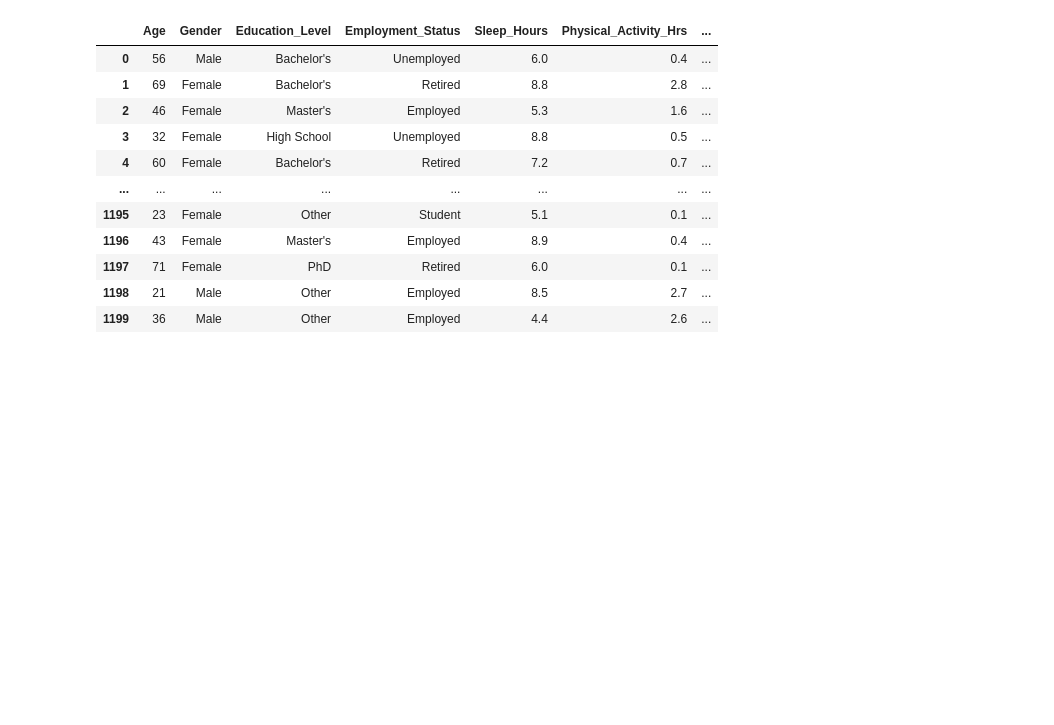
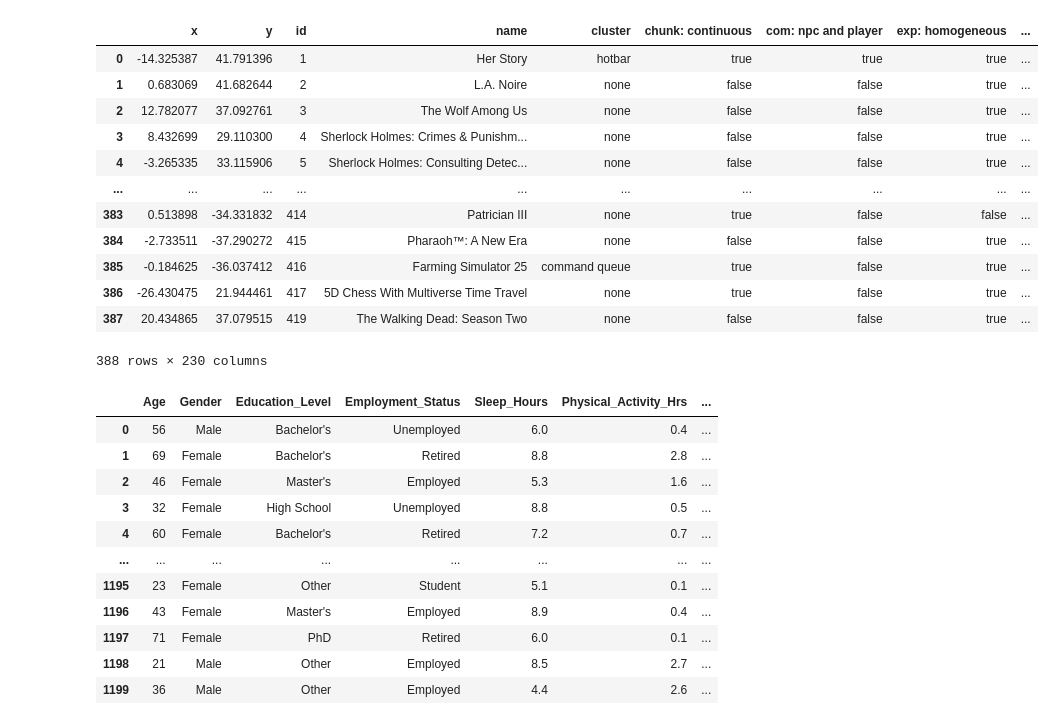
Before and after one commit to ArielMant0/anno-lens, a Jupyter notebook: data-processing/process.ipynb, the cells around one changed output. Saved outputs shown, nothing was run; the diff lists cells and outputs as text; code cells hidden in the pictures; blank space fills up the shorter version.

Commit message:
added games dataset

```diff
--- a/data-processing/process.ipynb
+++ b/data-processing/process.ipynb
@@ -3,5 +4,48 @@ import pandas as pd
 from sklearn.manifold import TSNE
 from pathlib import Path
+# %%
+path = Path("../public/data/games.dr.json")
+df = pd.read_json(path)
+df["cluster"] = df["cluster"].apply(lambda x: max(x, key=lambda y: y["value"])["name"] if len(x) > 0 else "none")
+tagNames = {}
+
+# collect tags names
+for _, d in df.iterrows():
+    for t in d["tags"]:
+        tagNames[t["id"]] = t["name"]
+
+tagList = [tid for tid in tagNames.keys()]
+
+# get values
+tags = [["false" for _ in range(df.shape[0])] for _ in tagList]
+
+for i, d in df.iterrows():
+    for t in d["tags"]:
+        j = tagList.index(t["id"])
+        tags[j][i] = "true"
+
+df.drop(columns=["tags"], inplace=True)
+idx = 0
+for tid in tagList:
+    df[tagNames[tid]] = tags[idx]
+    idx += 1
+
+df.to_csv(path.with_suffix(".csv"), index=False)
+df
+# %% [output]
+|  | x | y | id | name | cluster | chunk: continuous | com: npc and player | exp: homogeneous | ... |
+| 0 | -14.325387 | 41.791396 | 1 | Her Story | hotbar | true | true | true | ... |
+| 1 | 0.683069 | 41.682644 | 2 | L.A. Noire | none | false | false | true | ... |
+| 2 | 12.782077 | 37.092761 | 3 | The Wolf Among Us | none | false | false | true | ... |
+| 3 | 8.432699 | 29.110300 | 4 | Sherlock Holmes: Crimes & Punishm... | none | false | false | true | ... |
+| 4 | -3.265335 | 33.115906 | 5 | Sherlock Holmes: Consulting Detec... | none | false | false | true | ... |
+| ... | ... | ... | ... | ... | ... | ... | ... | ... | ... |
+| 383 | 0.513898 | -34.331832 | 414 | Patrician III | none | true | false | false | ... |
+| 384 | -2.733511 | -37.290272 | 415 | Pharaoh™: A New Era | none | false | false | true | ... |
+| 385 | -0.184625 | -36.037412 | 416 | Farming Simulator 25 | command queue | true | false | true | ... |
+| 386 | -26.430475 | 21.944461 | 417 | 5D Chess With Multiverse Time Travel | none | true | false | true | ... |
+| 387 | 20.434865 | 37.079515 | 419 | The Walking Dead: Season Two | none | false | false | true | ... |
+388 rows × 230 columns
 # %%
 def project(df):
     tsne = TSNE(n_components=2, perplexity=float(df.shape[0] / 10))
```
Also changed, not shown: parts of 1 cell of this notebook, 11 other files.
